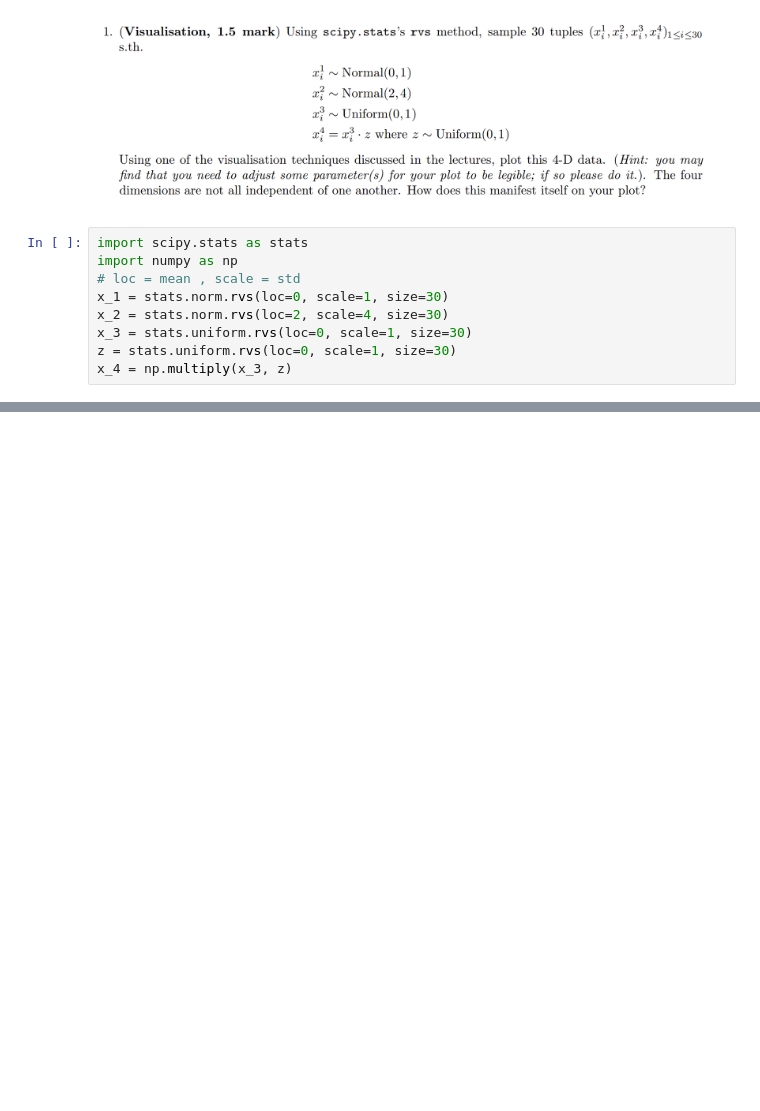
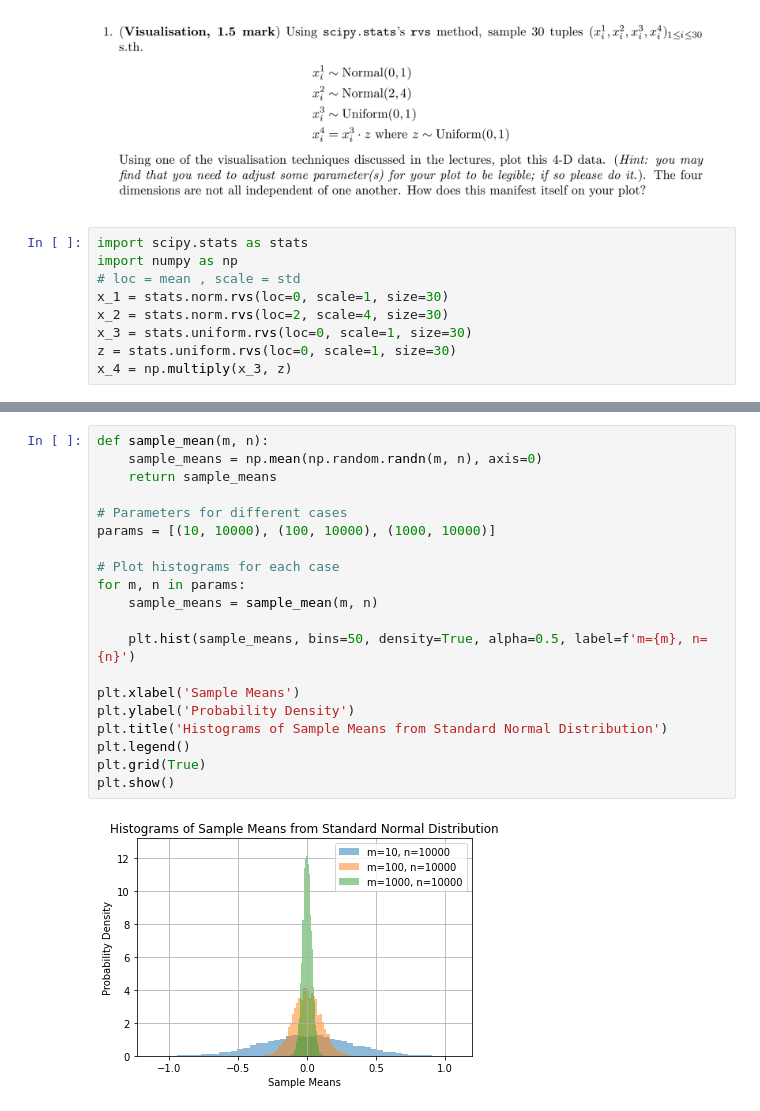
Before and after one commit to kianahs/Statistics, a Jupyter notebook: LAB2/Untitled.ipynb, the cells around one changed output, grey strips where cells are left out. Cells and saved outputs as stored; diff of their text form; blank space fills up the shorter version.

```diff
--- a/LAB2/Untitled.ipynb
+++ b/LAB2/Untitled.ipynb
@@ -42,0 +117,22 @@ plt.show()
+# %%
+def sample_mean(m, n):
+    sample_means = np.mean(np.random.randn(m, n), axis=0)
+    return sample_means
+
+# Parameters for different cases
+params = [(10, 10000), (100, 10000), (1000, 10000)]
+
+# Plot histograms for each case
+for m, n in params:
+    sample_means = sample_mean(m, n)
+
+    plt.hist(sample_means, bins=50, density=True, alpha=0.5, label=f'm={m}, n={n}')
+
+plt.xlabel('Sample Means')
+plt.ylabel('Probability Density')
+plt.title('Histograms of Sample Means from Standard Normal Distribution')
+plt.legend()
+plt.grid(True)
+plt.show()
+# %% [output]
+[figure, added]
```
Also changed, not shown: parts of 9 cells of this notebook.
